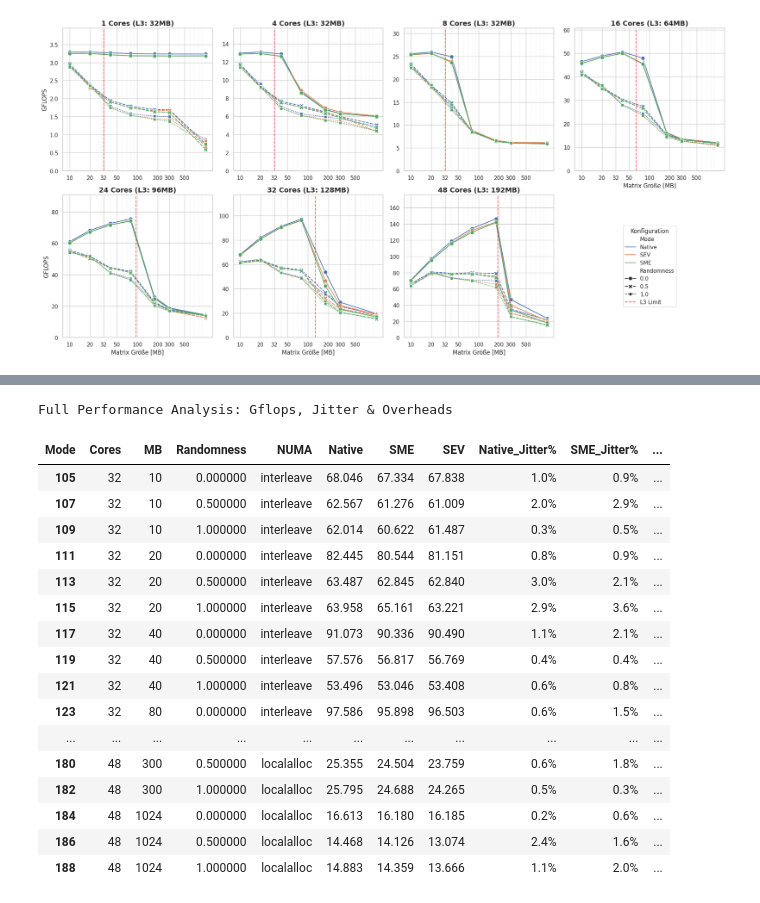
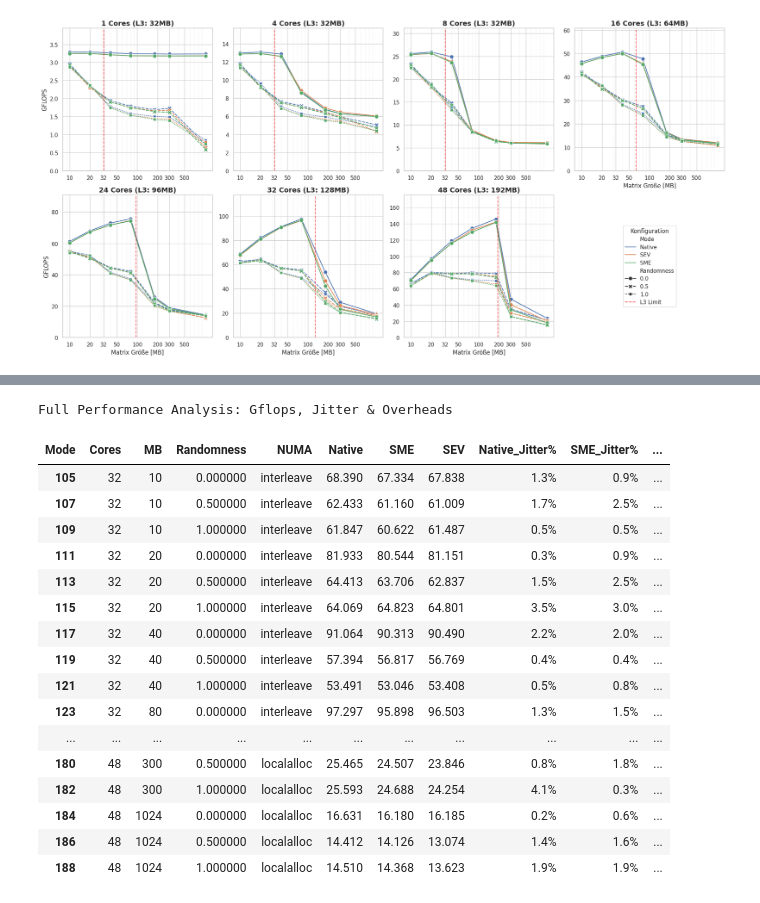
Before and after one commit to engelsm/MA-bench-framework, a Jupyter notebook: benchmark/analysis.ipynb, the cells around one changed output, grey strips where cells are left out. Saved outputs shown, nothing was run; the diff lists cells and outputs as text; code cells hidden in the pictures.

Commit message:
spmv gflops analysis done

```diff
--- a/benchmark/analysis.ipynb
+++ b/benchmark/analysis.ipynb
@@ -7,12 +7,12 @@ import re
 import os
 
 files = {
-    'Native': '/home/mengelsl/MA-bench-framework/outputs_testing/native3/summary_final.csv',
-    'SME': '/home/mengelsl/MA-bench-framework/outputs_testing/sme3/summary_final.csv',
-    'SEV': '/home/mengelsl/MA-bench-framework/outputs_testing/sev3/summary_final.csv'
+    'Native': '/home/mengelsl/MA-bench-framework/outputs/native3/summary_final.csv',
+    'SME': '/home/mengelsl/MA-bench-framework/outputs/sme3/summary_final.csv',
+    'SEV': '/home/mengelsl/MA-bench-framework/outputs/sev3/summary_final.csv'
 }
 
-matrix_path = '/home/mengelsl/MA-bench-framework/scaling_test/matrices/itertest2'
+matrix_path = '/home/mengelsl/MA-bench-framework/matrices/itertest'
 
 def get_mb(row):
     r_str = str(row['Randomness']).replace('.', '-')
@@ -29,7 +29,7 @@ def get_rand(f):
 
 def load_and_process(label, path):
     if not os.path.exists(path):
-        print(f"Warnung: {path} nicht gefunden.")
+        print(f"Warning: File for {label} not found at {path}. Skipping.")
         return None
     df = pd.read_csv(path)
     df['Mode'] = label
@@ -103,77 +169,65 @@ plt.show()
 # %%
-import pandas as pd
-import numpy as np
-
-# 1. Basis-Metriken (Median Gflops & Jitter) aus df_raw berechnen
-# Wir gruppieren nach Mode und den Konfigurationen
 stats_df = df_raw.groupby(['Mode', 'Cores', 'MB', 'Randomness', 'NUMA']).agg(
     Gflops_med=('Gflops', 'median'),
     Jitter_pct=('Gflops', lambda x: (x.std() / x.mean() * 100) if x.mean() > 0 else 0)
 ).reset_index()
 
-# 2. Pivot-Tabelle für Gflops erstellen
 gflops_pivot = stats_df.pivot_table(
     index=['Cores', 'MB', 'Randomness', 'NUMA'],
     columns='Mode',
     values='Gflops_med'
 ).reset_index()
 
-# 3. Pivot-Tabelle für Jitter erstellen (für die zusätzliche Info)
 jitter_pivot = stats_df.pivot_table(
     index=['Cores', 'MB', 'Randomness', 'NUMA'],
     columns='Mode',
     values='Jitter_pct'
 ).add_suffix('_Jitter%').reset_index()
 
-# 4. Tabellen mergen
 final_df = pd.merge(gflops_pivot, jitter_pivot, on=['Cores', 'MB', 'Randomness', 'NUMA'])
 
-# 5. Die Differenzen (Overheads) berechnen
 final_df['SME_vs_Nat_%'] = (final_df['SME'] / final_df['Native'] - 1) * 100
 final_df['SEV_vs_Nat_%'] = (final_df['SEV'] / final_df['Native'] - 1) * 100
 final_df['SEV_vs_SME_%'] = (final_df['SEV'] / final_df['SME'] - 1) * 100
 
-# 6. Styling-Funktion definieren
 def apply_distinct_colors(val):
     if pd.isna(val): return ''
     if val <= -0.5:
         return 'background-color: #ffcccc; color: #cc0000; font-weight: bold' # Rot
     elif val >= 0.5:
         return 'background-color: #ccffcc; color: #006600; font-weight: bold' # Grün
     return 'background-color: #f2f2f2; color: #666666' # Grau (Neutral)
 
-# Spalten-Anordnung für die Anzeige
 diff_cols = ['SME_vs_Nat_%', 'SEV_vs_Nat_%', 'SEV_vs_SME_%']
 jitter_cols = ['Native_Jitter%', 'SME_Jitter%', 'SEV_Jitter%']
 display_cols = ['Cores', 'MB', 'Randomness', 'NUMA', 'Native', 'SME', 'SEV'] + jitter_cols + diff_cols
 
-# 7. Finales Styling und Anzeige
 styled_final = final_df[display_cols].sort_values(['NUMA', 'Cores', 'MB']).style\
     .format({
         'Native': '{:.3f}', 'SME': '{:.3f}', 'SEV': '{:.3f}',
         'Native_Jitter%': '{:.1f}%', 'SME_Jitter%': '{:.1f}%', 'SEV_Jitter%': '{:.1f}%',
         'SME_vs_Nat_%': '{:+.2f}%', 'SEV_vs_Nat_%': '{:+.2f}%', 'SEV_vs_SME_%': '{:+.2f}%'
     })\
     .map(apply_distinct_colors, subset=diff_cols)\
-    .set_caption("Full Performance Analysis: Gflops, Jitter & Overheads")
+    .set_caption("Gflops, Jitter & Overheads")
 
 display(styled_final)
 # %% [output]
 Full Performance Analysis: Gflops, Jitter & Overheads
 | Mode | Cores | MB | Randomness | NUMA | Native | SME | SEV | Native_Jitter% | SME_Jitter% | ... |
-| 105 | 32 | 10 | 0.000000 | interleave | 68.046 | 67.334 | 67.838 | 1.0% | 0.9% | ... |
-| 107 | 32 | 10 | 0.500000 | interleave | 62.567 | 61.276 | 61.009 | 2.0% | 2.9% | ... |
-| 109 | 32 | 10 | 1.000000 | interleave | 62.014 | 60.622 | 61.487 | 0.3% | 0.5% | ... |
-| 111 | 32 | 20 | 0.000000 | interleave | 82.445 | 80.544 | 81.151 | 0.8% | 0.9% | ... |
-| 113 | 32 | 20 | 0.500000 | interleave | 63.487 | 62.845 | 62.840 | 3.0% | 2.1% | ... |
-| 115 | 32 | 20 | 1.000000 | interleave | 63.958 | 65.161 | 63.221 | 2.9% | 3.6% | ... |
-| 117 | 32 | 40 | 0.000000 | interleave | 91.073 | 90.336 | 90.490 | 1.1% | 2.1% | ... |
-| 119 | 32 | 40 | 0.500000 | interleave | 57.576 | 56.817 | 56.769 | 0.4% | 0.4% | ... |
-| 121 | 32 | 40 | 1.000000 | interleave | 53.496 | 53.046 | 53.408 | 0.6% | 0.8% | ... |
-| 123 | 32 | 80 | 0.000000 | interleave | 97.586 | 95.898 | 96.503 | 0.6% | 1.5% | ... |
+| 105 | 32 | 10 | 0.000000 | interleave | 68.390 | 67.334 | 67.838 | 1.3% | 0.9% | ... |
+| 107 | 32 | 10 | 0.500000 | interleave | 62.433 | 61.160 | 61.009 | 1.7% | 2.5% | ... |
+| 109 | 32 | 10 | 1.000000 | interleave | 61.847 | 60.622 | 61.487 | 0.5% | 0.5% | ... |
+| 111 | 32 | 20 | 0.000000 | interleave | 81.933 | 80.544 | 81.151 | 0.3% | 0.9% | ... |
+| 113 | 32 | 20 | 0.500000 | interleave | 64.413 | 63.706 | 62.837 | 1.5% | 2.5% | ... |
+| 115 | 32 | 20 | 1.000000 | interleave | 64.069 | 64.823 | 64.801 | 3.5% | 3.0% | ... |
+| 117 | 32 | 40 | 0.000000 | interleave | 91.064 | 90.313 | 90.490 | 2.2% | 2.0% | ... |
+| 119 | 32 | 40 | 0.500000 | interleave | 57.394 | 56.817 | 56.769 | 0.4% | 0.4% | ... |
+| 121 | 32 | 40 | 1.000000 | interleave | 53.491 | 53.046 | 53.408 | 0.5% | 0.8% | ... |
+| 123 | 32 | 80 | 0.000000 | interleave | 97.297 | 95.898 | 96.503 | 1.3% | 1.5% | ... |
 | ... | ... | ... | ... | ... | ... | ... | ... | ... | ... | ... |
-| 180 | 48 | 300 | 0.500000 | localalloc | 25.355 | 24.504 | 23.759 | 0.6% | 1.8% | ... |
-| 182 | 48 | 300 | 1.000000 | localalloc | 25.795 | 24.688 | 24.265 | 0.5% | 0.3% | ... |
-| 184 | 48 | 1024 | 0.000000 | localalloc | 16.613 | 16.180 | 16.185 | 0.2% | 0.6% | ... |
-| 186 | 48 | 1024 | 0.500000 | localalloc | 14.468 | 14.126 | 13.074 | 2.4% | 1.6% | ... |
-| 188 | 48 | 1024 | 1.000000 | localalloc | 14.883 | 14.359 | 13.666 | 1.1% | 2.0% | ... |
+| 180 | 48 | 300 | 0.500000 | localalloc | 25.465 | 24.507 | 23.846 | 0.8% | 1.8% | ... |
+| 182 | 48 | 300 | 1.000000 | localalloc | 25.593 | 24.688 | 24.254 | 4.1% | 0.3% | ... |
+| 184 | 48 | 1024 | 0.000000 | localalloc | 16.631 | 16.180 | 16.185 | 0.2% | 0.6% | ... |
+| 186 | 48 | 1024 | 0.500000 | localalloc | 14.412 | 14.126 | 13.074 | 1.4% | 1.6% | ... |
+| 188 | 48 | 1024 | 1.000000 | localalloc | 14.510 | 14.368 | 13.623 | 1.9% | 1.9% | ... |
```
Also changed, not shown: parts of 2 cells of this notebook, 3 other files.
